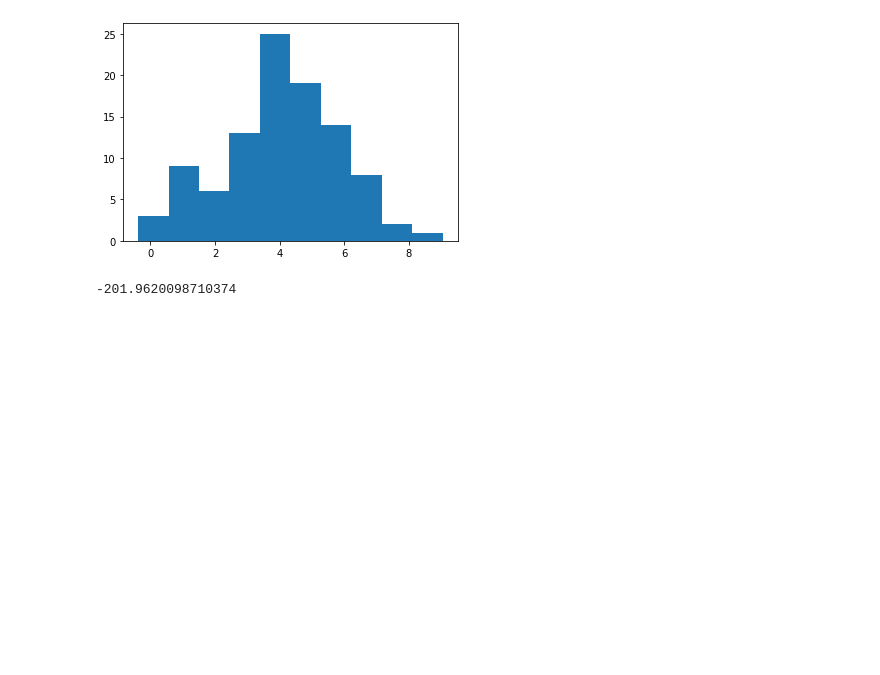
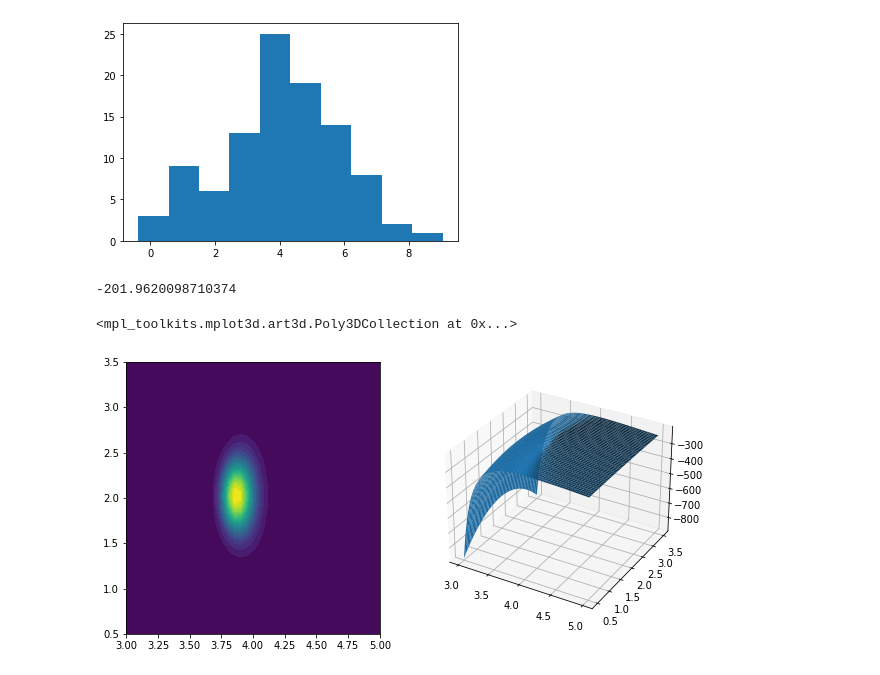
Before and after one commit to DanielBarrreto/Codigos_utiles, a Jupyter notebook: Week15/PosteriorGaussiana.ipynb, the cells around one changed output. Cells and saved outputs as stored; diff of their text form; code cells hidden in the pictures; blank space fills up the shorter version.

```diff
--- a/Week15/PosteriorGaussiana.ipynb
+++ b/Week15/PosteriorGaussiana.ipynb
@@ -81,3 +81,28 @@ JointLikelihood([4,2],X)
 def LogPosterior(p,x):
 
     LogP = LogPrior(p)
+
+    if not np.isfinite(LogP):
+        return -np.inf
+    else:
+        return JointLikelihood(p,x) + LogP
+# %%
+N = 50
+mu = np.linspace(3,5,N)
+sigma = np.linspace(0.5,3.5,N)
+M,S = np.meshgrid(mu,sigma)
+LikeF = np.zeros((N,N))
+
+for i in range(N):
+    for j in range(N):
+        LikeF[i,j] = LogPosterior([mu[i],sigma[j]],X)
+# %%
+fig = plt.figure(figsize=(10,5))
+ax = fig.add_subplot(1,2,1)
+ax1 = fig.add_subplot(1,2,2,projection='3d')
+
+c = ax.contourf(M,S,np.exp( LikeF - LikeF.max() ),20)
+ax1.plot_surface(M,S,LikeF)
+# %% [output]
+<mpl_toolkits.mplot3d.art3d.Poly3DCollection at 0x...>
+[figure, added]
```
Also changed, not shown: parts of 1 cell of this notebook.
